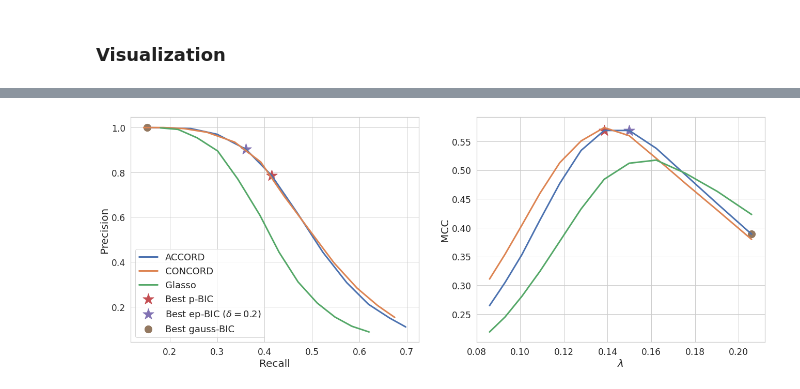
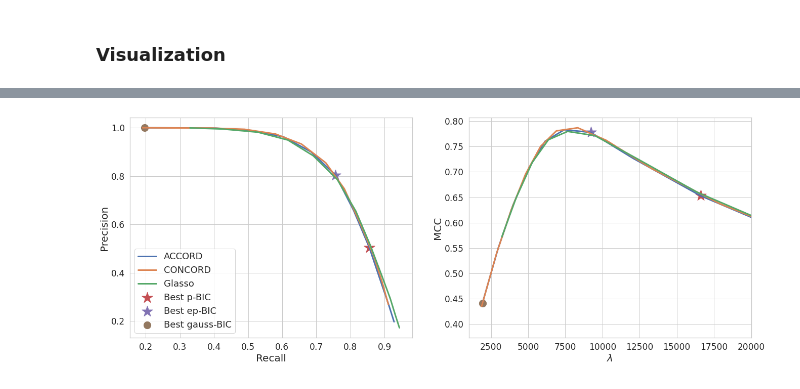
Before and after one commit to jinacfunderburk/accord-reproducibility-testing, a Jupyter notebook: simulation-edge-detection/simulation-edge-detection.ipynb, the cells around one changed output, grey strips where cells are left out. Cells and saved outputs as stored; diff of their text form; code cells hidden in the pictures.

```diff
--- a/simulation-edge-detection/simulation-edge-detection.ipynb
+++ b/simulation-edge-detection/simulation-edge-detection.ipynb
@@ -225,18 +245,25 @@ best_ep_bic_01_er = np.argmin(ep_bics_01_er)
 best_ep_bic_02_er = np.argmin(ep_bics_02_er)
 best_gauss_bic_er = np.argmin(gauss_bics_er)
 
-accord_mccs_er = np.genfromtxt('data/erdos_renyi_accord_mccs.txt', delimiter=',')
+accord_nz_er = np.genfromtxt('data/erdos_renyi_accord_nz.txt', delimiter=',')
 accord_precs_er = np.genfromtxt('data/erdos_renyi_accord_precs.txt', delimiter=',')
 accord_recalls_er = np.genfromtxt('data/erdos_renyi_accord_recalls.txt', delimiter=',')
-concord_mccs_er = np.genfromtxt('data/erdos_renyi_concord_mccs.txt', delimiter=',')
+accord_mccs_er = np.genfromtxt('data/erdos_renyi_accord_mccs.txt', delimiter=',')
+
+concord_nz_er = np.genfromtxt('data/erdos_renyi_concord_nz.txt', delimiter=',')
 concord_precs_er = np.genfromtxt('data/erdos_renyi_concord_precs.txt', delimiter=',')
 concord_recalls_er = np.genfromtxt('data/erdos_renyi_concord_recalls.txt', delimiter=',')
-glasso_mccs_er = np.genfromtxt('data/erdos_renyi_glasso_mccs.txt', delimiter=',')
+concord_mccs_er = np.genfromtxt('data/erdos_renyi_concord_mccs.txt', delimiter=',')
+
+glasso_nz_er = np.genfromtxt('data/erdos_renyi_glasso_nz.txt', delimiter=',')
 glasso_precs_er = np.genfromtxt('data/erdos_renyi_glasso_precs.txt', delimiter=',')
 glasso_recalls_er = np.genfromtxt('data/erdos_renyi_glasso_recalls.txt', delimiter=',')
-space_mccs_er = np.genfromtxt('data/erdos_renyi_space_mccs.txt', delimiter=',')
+glasso_mccs_er = np.genfromtxt('data/erdos_renyi_glasso_mccs.txt', delimiter=',')
+
+space_nz_er = np.genfromtxt('data/erdos_renyi_space_nz.txt', delimiter=',')
 space_precs_er = np.genfromtxt('data/erdos_renyi_space_precs.txt', delimiter=',')
 space_recalls_er = np.genfromtxt('data/erdos_renyi_space_recalls.txt', delimiter=',')
+space_mccs_er = np.genfromtxt('data/erdos_renyi_space_mccs.txt', delimiter=',')
 # %% [markdown]
 ### Visualization
 # %%
@@ -275,39 +303,32 @@ plt.savefig('../output/precision-recall-hub-er.png', bbox_inches='tight');
 # %%
-S = np.matmul(X.T, X)/n
-S.flat[::S.shape[0] + 1] = 0
-lam_max = np.max(np.abs(S))
-lam_min = 0.1 * lam_max
-lams = np.logspace(np.log10(lam_min), np.log10(lam_max), 30)
-
-lams = lams[::-1][14:26] # pre-selected lambdas for hub-network
-
 fig, axes = plt.subplots(1, 2, figsize=(22, 8))
 axes = axes.ravel()
 
 i = 0
-axes[i].plot(accord_recalls_hub, accord_precs_hub, linewidth=3, label='ACCORD')
-axes[i].plot(concord_recalls_hub, concord_precs_hub, linewidth=3, label='CONCORD')
-axes[i].plot(glasso_recalls_hub, glasso_precs_hub, linewidth=3, label='Glasso')
-axes[i].scatter(accord_recalls_hub[best_p_bic_hub], accord_precs_hub[best_p_bic_hub], marker='*', s=500, color=sns.color_palette()[3], label='Best p-BIC')
-axes[i].scatter(accord_recalls_hub[best_ep_bic_02_hub], accord_precs_hub[best_ep_bic_02_hub], marker='*', s=500, color=sns.color_palette()[4], label='Best ep-BIC') # gamma = 0.2
-axes[i].scatter(accord_recalls_hub[best_gauss_bic_hub], accord_precs_hub[best_gauss_bic_hub], marker='o', s=200, color=sns.color_palette()[5], label='Best gauss-BIC')
+axes[i].plot(accord_recalls_er, accord_precs_er, linewidth=3, label='ACCORD')
+axes[i].plot(concord_recalls_er, concord_precs_er, linewidth=3, label='CONCORD')
+axes[i].plot(glasso_recalls_er, glasso_precs_er, linewidth=3, label='Glasso')
+axes[i].scatter(accord_recalls_er[best_p_bic_er], accord_precs_er[best_p_bic_er], marker='*', s=500, color=sns.color_palette()[3], label='Best p-BIC')
+axes[i].scatter(accord_recalls_er[best_ep_bic_02_er], accord_precs_er[best_ep_bic_02_er], marker='*', s=500, color=sns.color_palette()[4], label='Best ep-BIC')
+axes[i].scatter(accord_recalls_er[best_gauss_bic_er], accord_precs_er[best_gauss_bic_er], marker='o', s=200, color=sns.color_palette()[5], label='Best gauss-BIC')
 axes[i].set_xlabel('Recall', fontsize=20)
 axes[i].set_ylabel('Precision', fontsize=20)
 axes[i].tick_params(axis='both', which='major', labelsize=17)
 axes[i].legend(fontsize=18)
 
 i = 1
-axes[i].plot(lams, accord_mccs_hub, linewidth=3, label='ACCORD')
-axes[i].plot(lams, concord_mccs_hub, linewidth=3, label='CONCORD')
-axes[i].plot(lams, glasso_mccs_hub, linewidth=3, label='Glasso')
-axes[i].scatter(lams[best_p_bic_hub], accord_mccs_hub[best_p_bic_hub], marker='*', s=500, color=sns.color_palette()[3], label='Best p-BIC')
-axes[i].scatter(lams[best_ep_bic_02_hub], accord_mccs_hub[best_ep_bic_02_hub], marker='*', s=500, color=sns.color_palette()[4], label='Best ep-BIC') # gamma = 0.2
-axes[i].scatter(lams[best_gauss_bic_hub], accord_mccs_hub[best_gauss_bic_hub], marker='o', s=200, color=sns.color_palette()[5], label='Best gauss-BIC')
+axes[i].plot(accord_nz_er, accord_mccs_er, linewidth=3, label='ACCORD')
+axes[i].plot(concord_nz_er, concord_mccs_er, linewidth=3, label='CONCORD')
+axes[i].plot(glasso_nz_er, glasso_mccs_er, linewidth=3, label='Glasso')
+axes[i].scatter(accord_nz[best_p_bic_er], accord_mccs_er[best_p_bic_er], marker='*', s=500, color=sns.color_palette()[3], label='Best p-BIC')
+axes[i].scatter(accord_nz[best_ep_bic_02_er], accord_mccs_er[best_ep_bic_02_er], marker='*', s=500, color=sns.color_palette()[4], label='Best ep-BIC')
+axes[i].scatter(accord_nz[best_gauss_bic_er], accord_mccs_er[best_gauss_bic_er], marker='o', s=200, color=sns.color_palette()[5], label='Best gauss-BIC')
 axes[i].set_xlabel('$\lambda$', fontsize=20)
 axes[i].set_ylabel('MCC', fontsize=20)
+axes[i].set_xlim((1000,20000))
 
-axes[i].tick_params(axis='both', which='major', labelsize=17)
+axes[i].tick_params(axis='both', which='major', labelsize=17);
 
-plt.savefig('../output/precision-recall-hub-network.png', bbox_inches='tight');
+plt.savefig('../output/precision-recall-mcc-erdos-renyi.png', bbox_inches='tight');
 # %% [output]
-[figure, old version]
+[figure, new version]
```
Also changed, not shown: parts of 8 cells of this notebook, 27 other files.
